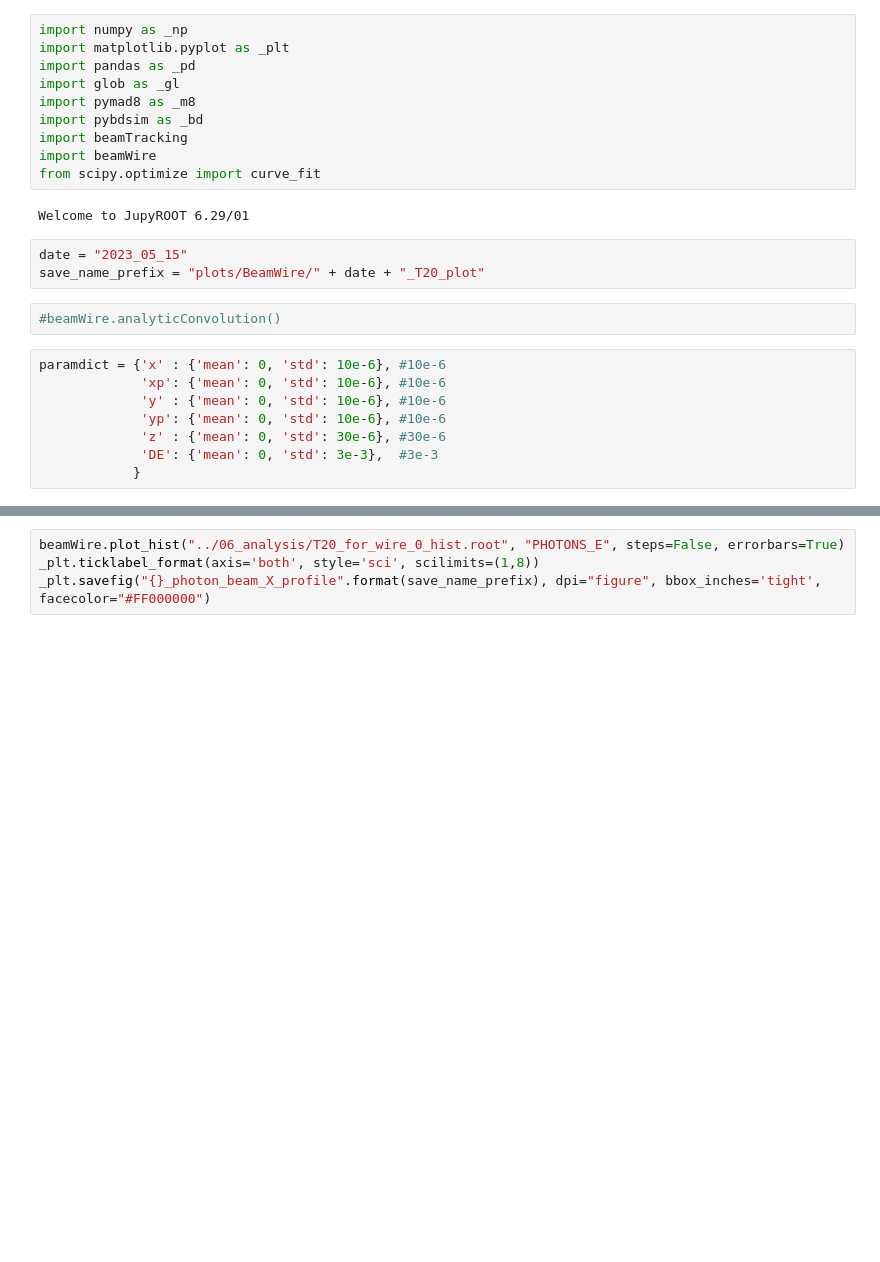
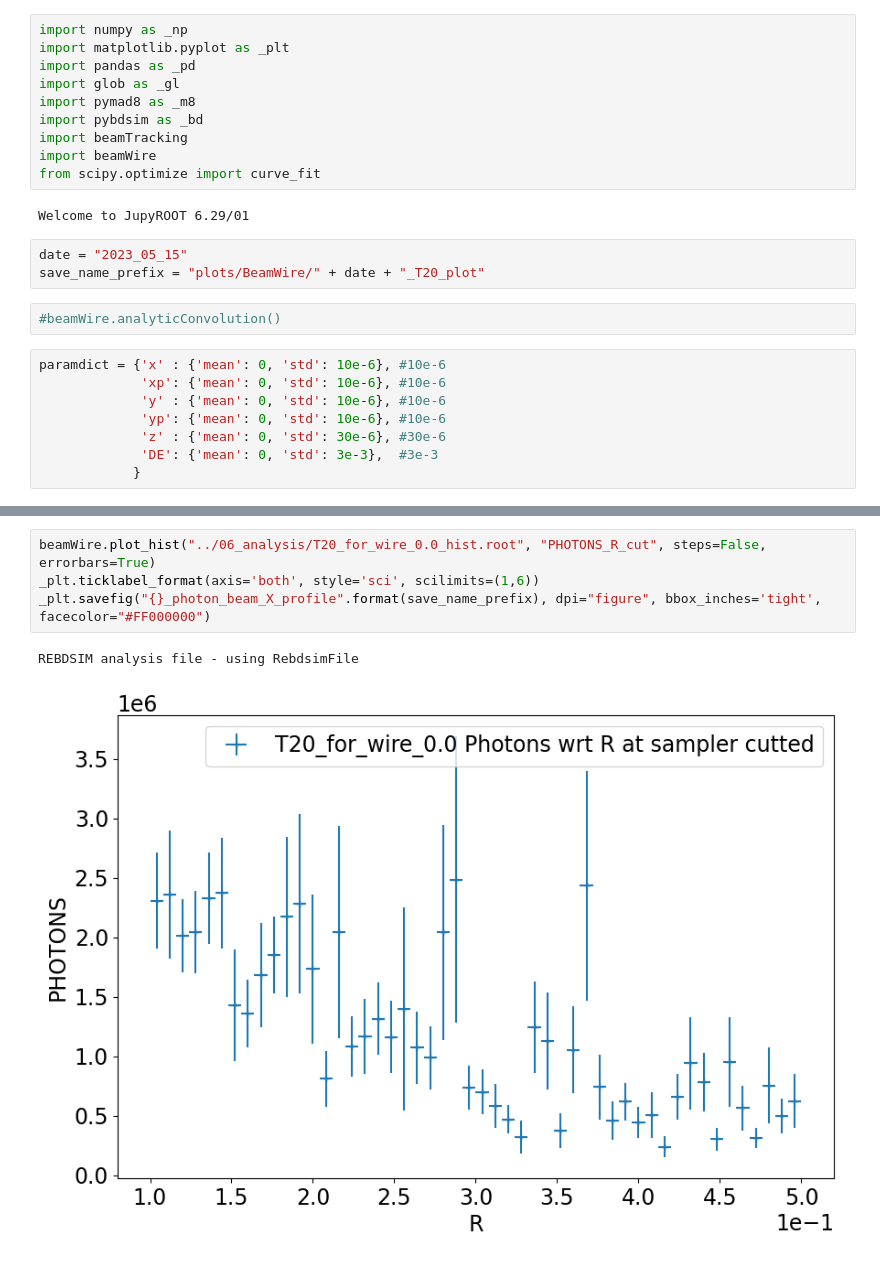
Before and after one commit to MarinDeniaud/luxe-backgrounds, a Jupyter notebook: 06_analysis/Wire_analysis.ipynb, the cells around one changed output, grey strips where cells are left out. Drawn from its saved outputs; the diff is of its cells as text; blank space fills up the shorter version.

```diff
--- a/06_analysis/Wire_analysis.ipynb
+++ b/06_analysis/Wire_analysis.ipynb
@@ -59,4 +105,7 @@ beamWire.analysis("../04_dataLocal/T20_for_wire_0.root")
 # %%
-beamWire.plot_hist("../06_analysis/T20_for_wire_0_hist.root", "PHOTONS_E", steps=False, errorbars=True)
-_plt.ticklabel_format(axis='both', style='sci', scilimits=(1,8))
+beamWire.plot_hist("../06_analysis/T20_for_wire_0.0_hist.root", "PHOTONS_R_cut", steps=False, errorbars=True)
+_plt.ticklabel_format(axis='both', style='sci', scilimits=(1,6))
 _plt.savefig("{}_photon_beam_X_profile".format(save_name_prefix), dpi="figure", bbox_inches='tight', facecolor="#FF000000")
+# %% [output]
+REBDSIM analysis file - using RebdsimFile
+[figure, added]
```
Also changed, not shown: parts of 17 cells of this notebook.
